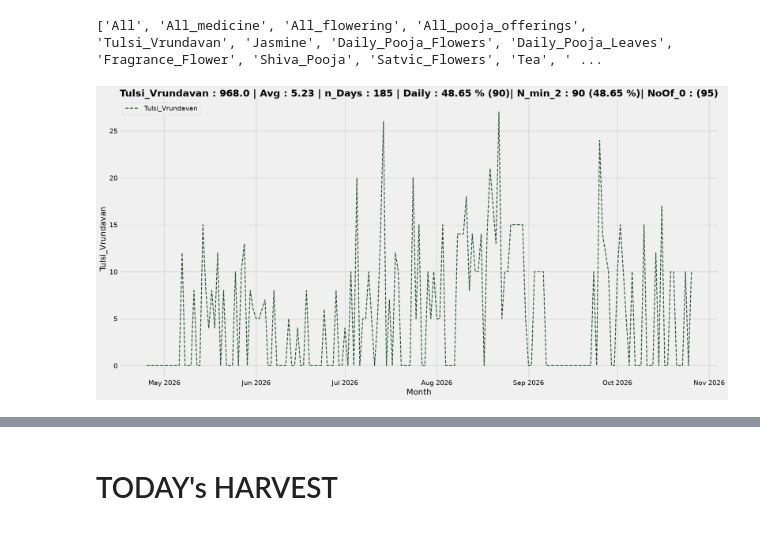
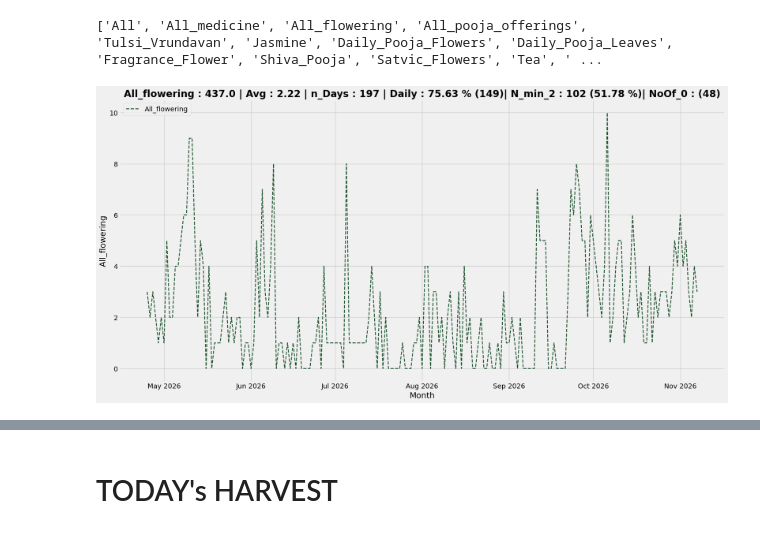
Before and after one commit to leomcp/Garden_Mgmt, a Jupyter notebook: nb/main.ipynb, the cells around one changed output, grey strips where cells are left out. Drawn from its saved outputs; the diff is of its cells as text; code cells hidden in the pictures.

Commit message:
Added flower per season plot

```diff
--- a/nb/main.ipynb
+++ b/nb/main.ipynb
@@ -148,7 +158,7 @@ def plot_by_Cat(cat, show_total, show_cat, show_sub_cat, n_min = 5):
             for col in harvest_category_map[cat]:
                 if col in main_df.columns:  filtered_col.append(col)
 
-        cat_df = main_df[filtered_col]
+        cat_df = main_df[filtered_col].copy()
         cat_df["Total_x"] = cat_df.sum(axis = 1)
 
         _, ax = plt.subplots(figsize = (20, 10))
@@ -261,9 +272,9 @@ print(list(harvest_category_map.keys()))
 # %% [output]
 ['All', 'All_medicine', 'All_flowering', 'All_pooja_offerings', 'Tulsi_Vrundavan', 'Jasmine', 'Daily_Pooja_Flowers', 'Daily_Pooja_Leaves', 'Fragrance_Flower', 'Shiva_Pooja', 'Satvic_Flowers', 'Tea', ' ...
 # %%
-plot_by_Cat("Tulsi_Vrundavan", show_total = False, show_cat = True, show_sub_cat = False, n_min = 2)
+plot_by_Cat("All_flowering", show_total = False, show_cat = True, show_sub_cat = False, n_min = 2)
 # %% [output]
-[figure, old version]
+[figure, new version]
 # %%
 main_df.tail()
 # %% [output]
```
Also changed, not shown: parts of 13 cells of this notebook, 2 other files.
